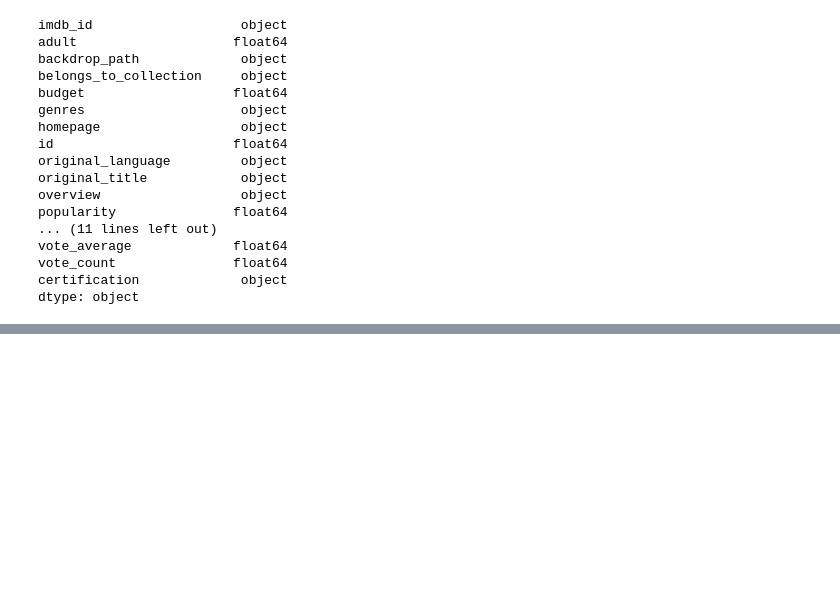
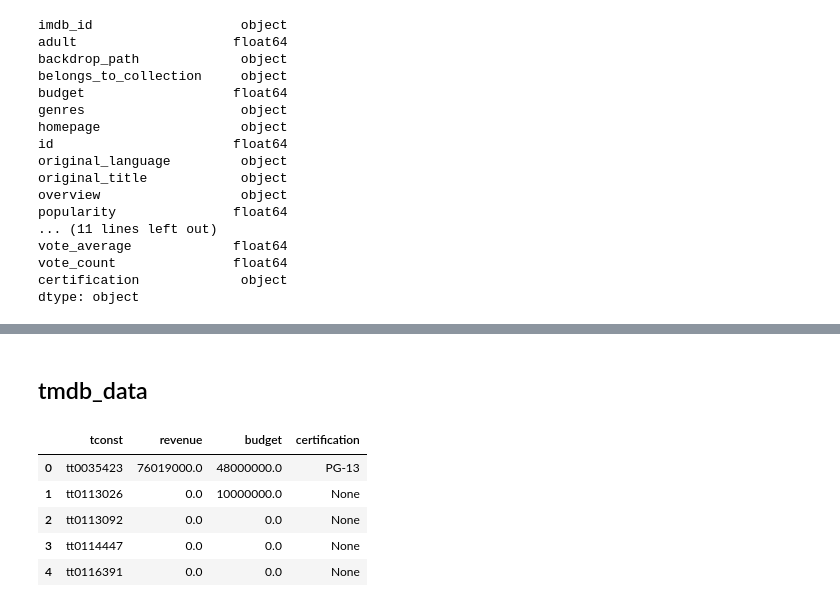
Before and after one commit to slagana8/Project_3, a Jupyter notebook: Project_3_Part_3.ipynb, the cells around one changed output, grey strips where cells are left out. Cells and saved outputs as stored; diff of their text form; code cells hidden in the pictures; blank space fills up the shorter version.

```diff
--- a/Project_3_Part_3.ipynb
+++ b/Project_3_Part_3.ipynb
@@ -304,0 +333,3 @@ tmdb_data.head()
+# %%
+# Keep only necessary columns
+tmdb_data = tmdb_data[["imdb_id","revenue","budget","certification"]]
@@ -304,0 +345,3 @@ tmdb_data.head()
+# %%
+# rename imdb_id to tconst
+tmdb_data.rename(columns = {"imdb_id":"tconst"},inplace = True)
@@ -304,0 +433,14 @@ tmdb_data.head()
+# %% [markdown]
+## tmdb_data
+# %%
+q = """SELECT *
+FROM tmdb_data
+LIMIT 5;"""
+pd.read_sql(q,engine)
+# %% [output]
+|  | tconst | revenue | budget | certification |
+| 0 | tt0035423 | 76019000.0 | 48000000.0 | PG-13 |
+| 1 | tt0113026 | 0.0 | 10000000.0 | None |
+| 2 | tt0113092 | 0.0 | 0.0 | None |
+| 3 | tt0114447 | 0.0 | 0.0 | None |
+| 4 | tt0116391 | 0.0 | 0.0 | None |
```
Also changed, not shown: parts of 30 cells of this notebook.
